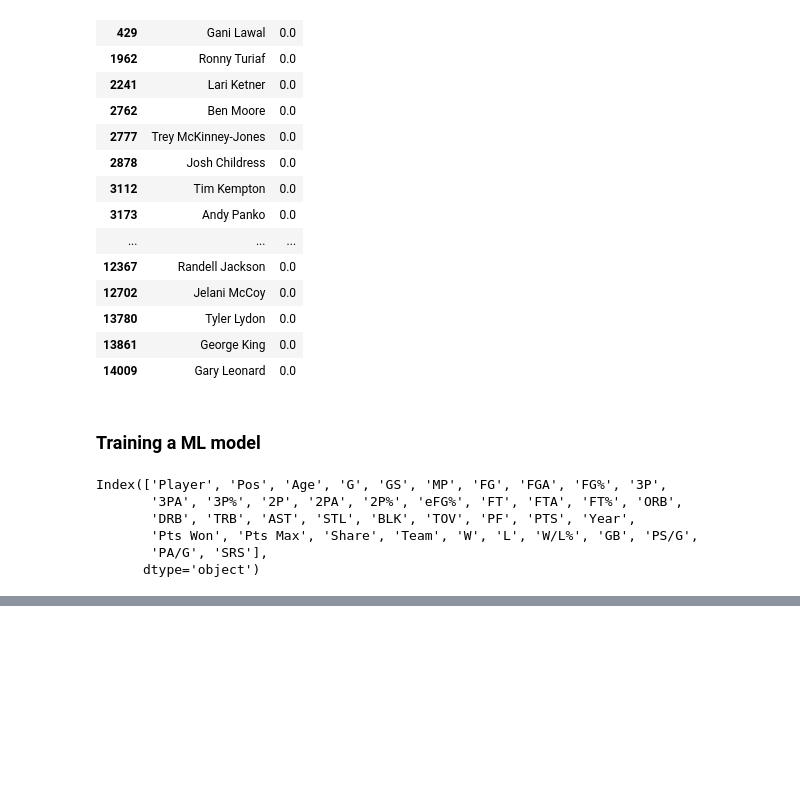
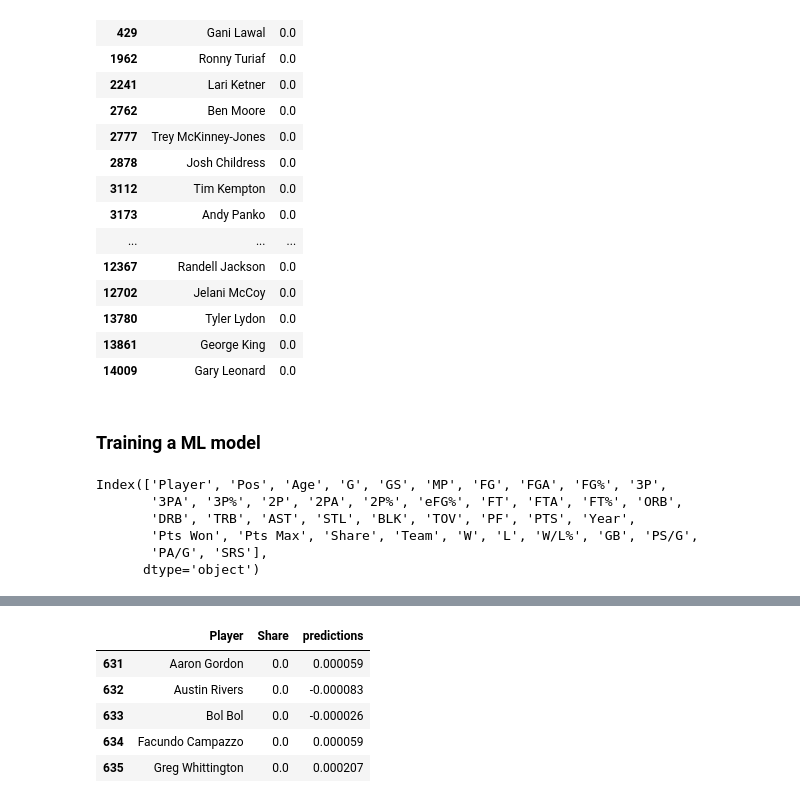
Before and after one commit to biad-iritie/DS-Project-MVP-NBA, a Jupyter notebook: index.ipynb, the cells around one changed output, grey strips where cells are left out. Saved outputs shown, nothing was run; the diff lists cells and outputs as text; code cells hidden in the pictures; blank space fills up the shorter version.

```diff
--- a/index.ipynb
+++ b/index.ipynb
@@ -654,3 +654,6 @@ predictors = ['Age', 'G', 'GS', 'MP', 'FG', 'FGA', 'FG%', '3P',
        'DRB', 'TRB', 'AST', 'STL', 'BLK', 'TOV', 'PF', 'PTS', 'Year',
        'Pts Won', 'Pts Max', 'Share', 'W', 'L', 'W/L%', 'GB', 'PS/G',
        'PA/G', 'SRS']
+# %%
+train = stats[stats["Year"]<2021]
+test = stats[stats["Year"]==2021]
@@ -656,0 +679,11 @@ predictors = ['Age', 'G', 'GS', 'MP', 'FG', 'FGA', 'FG%', '3P',
+# %%
+# compare our predictions to the actual data
+combination = pd.concat([test[["Player","Share"]], predictions], axis=1)
+combination.head()
+# %% [output]
+|  | Player | Share | predictions |
+| 631 | Aaron Gordon | 0.0 | 0.000059 |
+| 632 | Austin Rivers | 0.0 | -0.000083 |
+| 633 | Bol Bol | 0.0 | -0.000026 |
+| 634 | Facundo Campazzo | 0.0 | 0.000059 |
+| 635 | Greg Whittington | 0.0 | 0.000207 |
```
Also changed, not shown: parts of 5 cells of this notebook.
